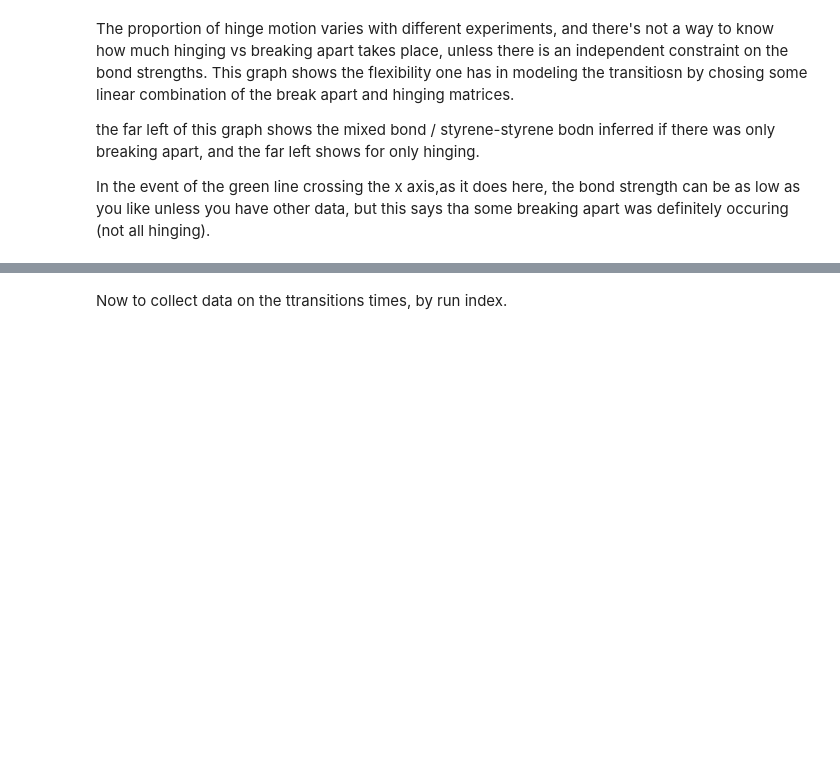
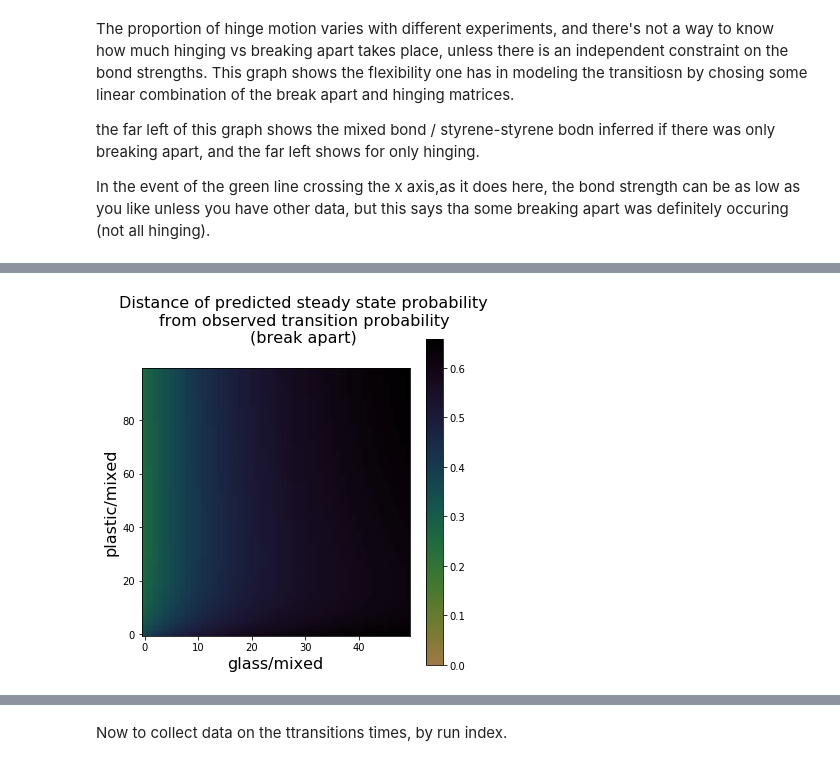
Before and after one commit to TchakamauRa/Soft-Matter, a Jupyter notebook: Matrix multiplication-density_ethylene-joined-Copy1.ipynb, the cells around one changed output, grey strips where cells are left out. Drawn from its saved outputs; the diff is of its cells as text; code cells hidden in the pictures; blank space fills up the shorter version.

```diff
--- a/Matrix multiplication-density_ethylene-joined-Copy1.ipynb
+++ b/Matrix multiplication-density_ethylene-joined-Copy1.ipynb
@@ -732,19 +755,3 @@ In the 3-polystyren case, this does capture the data, indicated by both pairs of
 This means tha the transition statistics we see are possible using only hinge mtion (although both types of motion do inf act occur).
 
 In other cases, such as some 3-polyethylene runs, it is not possible to reocver the statistics using only hinge mption.
-# %%
-alphas = np.linspace(0, 12, 100,endpoint =False)
-x1 = []
-x2 = []
-for i in alphas:
-    print('\nalpha = %s' %i)
-    T_expected_broad = np.asarray([[2, i + 1],
-     [4/(i+1), 2]])
-    T_expected_broad_norm = np.vstack([T_expected_broad[i]/np.sum(T_expected_broad[i]) for i in range(len(T_expected_broad))])
-    print('\n', np.around(T_expected_broad_norm, 2))
-    eigvals, eigvecs = np.linalg.eig(T_expected_broad_norm.T)
-    eig_one_index = [x for x in range(len(eigvals)) if math.isclose(eigvals[x], 1.0, abs_tol = .0001)][0]
-    eigvec_one = eigvecs[:, eig_one_index]
-    evec_one = eigvec_one*100 / np.sum(eigvec_one)
-    x1.append(evec_one[0])
-    x2.append(evec_one[1])
@@ -876,0 +856,42 @@ Acceptable ranges for top state, c-state proportions: [(15.860897858180468, 56.1
+# %%
+
+from matplotlib.colors import DivergingNorm
+v1,v2,v3=  rsums.T
+def mean(li):
+    return(sum(li) / len(li))
+def rang(li):
+    return(abs(max(li)-min(li)))
+
+alphas,betas = np.meshgrid(np.linspace(0,5, 50,endpoint =False),np.linspace(0,10, 100,endpoint =False))
+x1 = []
+x2 = []
+x3 = []
+tolerances = [ mean(v1),mean(v2),mean(v3)]
+tols = [ rang(v1),rang(v2),rang(v3)]
+def distance_from_data(alph,bet):
+    i = alph
+    j = bet
+    T_expected_narrow =np.asarray([[0, 0, 2*(i+1)],
+         [0, 0, 2*(j+1)],
+                                       [2/(i+1), 2/(1+j), 2]])
+    T_expected_broad = T_expected_narrow
+    T_expected_broad_norm = np.vstack([T_expected_broad[i]/np.sum(T_expected_broad[i]) for i in range(len(T_expected_broad))])
+    #print(T_expected_broad_norm, '\n\n', np.around(T_expected_broad_norm, 2))
+    eigvals, eigvecs = np.linalg.eig(T_expected_broad_norm.T)
+    eig_one_index = [x for x in range(len(eigvals)) if math.isclose(eigvals[x], 1.0, abs_tol = .0001)][0]
+    eigvec_one = eigvecs[:, eig_one_index]
+    evec_one = eigvec_one*100 / np.sum(eigvec_one)
+
+    return(vector_dist(tolerances, evec_one) / vector_dist(tolerances, [0]*len(tolerances))) #distance between data and model, normalized to the size of the data's value
+dfd = np.vectorize(distance_from_data)
+dists = dfd(alphas, betas)
+fig,ax = plt.subplots(figsize=(6,6))
+plt.imshow(dists, cmap="cubehelix_r", norm=DivergingNorm(0)); plt.colorbar()
+
+ax.set_aspect(1./ax.get_data_ratio())
+plt.xlabel('glass/mixed', fontsize=16)
+plt.ylabel('plastic/mixed', fontsize=16)
+fig.suptitle("Distance of predicted steady state probability\nfrom observed transition probability\n(break apart)",fontsize=16)
+plt.gca().invert_yaxis()
+# %% [output]
+[figure, added]
```
Also changed, not shown: parts of 13 cells of this notebook, 2 other files.
